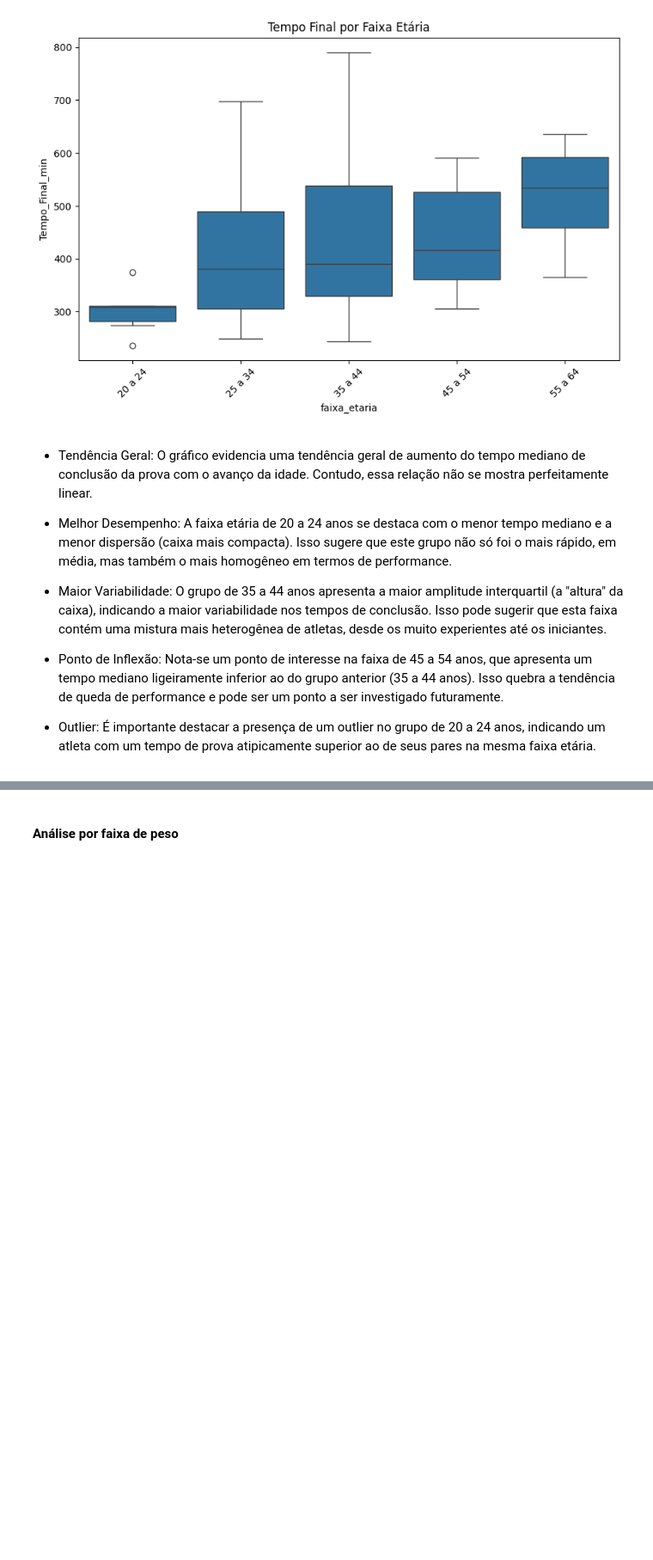
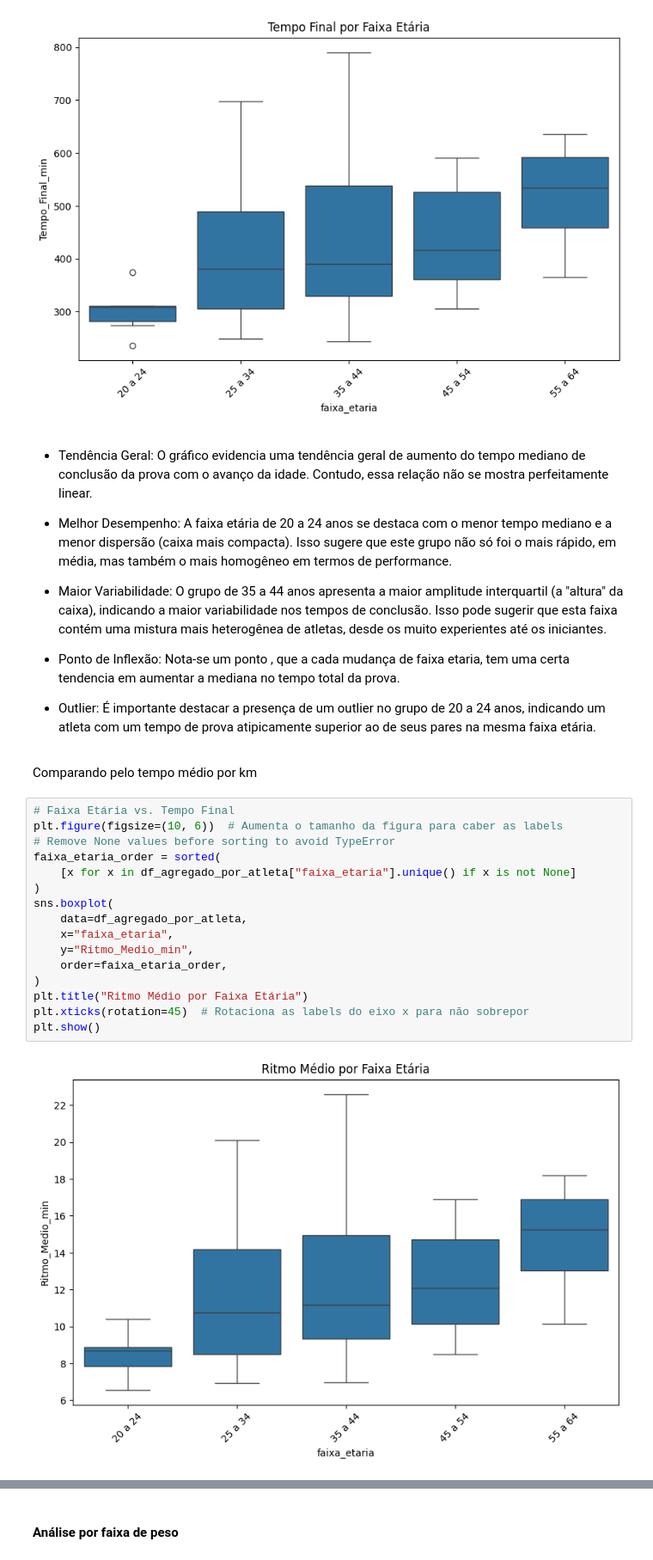
Before and after one commit to joaomts/-strava_analytics, a Jupyter notebook: analises_provas.ipynb, the cells around one changed output, grey strips where cells are left out. Shown at 86% size. Drawn from its saved outputs; the diff is of its cells as text; blank space fills up the shorter version.

```diff
--- a/analises_provas.ipynb
+++ b/analises_provas.ipynb
@@ -325,6 +384,26 @@ plt.show()
 
 - Maior Variabilidade: O grupo de 35 a 44 anos apresenta a maior amplitude interquartil (a "altura" da caixa), indicando a maior variabilidade nos tempos de conclusão. Isso pode sugerir que esta faixa contém uma mistura mais heterogênea de atletas, desde os muito experientes até os iniciantes.
 
-- Ponto de Inflexão: Nota-se um ponto de interesse na faixa de 45 a 54 anos, que apresenta um tempo mediano ligeiramente inferior ao do grupo anterior (35 a 44 anos). Isso quebra a tendência de queda de performance e pode ser um ponto a ser investigado futuramente.
+- Ponto de Inflexão: Nota-se um ponto , que a cada mudança de faixa etaria, tem uma certa tendencia em aumentar a mediana no tempo total da prova.
 
 - Outlier: É importante destacar a presença de um outlier no grupo de 20 a 24 anos, indicando um atleta com um tempo de prova atipicamente superior ao de seus pares na mesma faixa etária.
+# %% [markdown]
+Comparando pelo tempo médio por km
+# %%
+# Faixa Etária vs. Tempo Final
+plt.figure(figsize=(10, 6))  # Aumenta o tamanho da figura para caber as labels
+# Remove None values before sorting to avoid TypeError
+faixa_etaria_order = sorted(
+    [x for x in df_agregado_por_atleta["faixa_etaria"].unique() if x is not None]
+)
+sns.boxplot(
+    data=df_agregado_por_atleta,
+    x="faixa_etaria",
+    y="Ritmo_Medio_min",
+    order=faixa_etaria_order,
+)
+plt.title("Ritmo Médio por Faixa Etária")
+plt.xticks(rotation=45)  # Rotaciona as labels do eixo x para não sobrepor
+plt.show()
+# %% [output]
+[figure, added]
```
Also changed, not shown: parts of 134 cells of this notebook, 2 other files.
